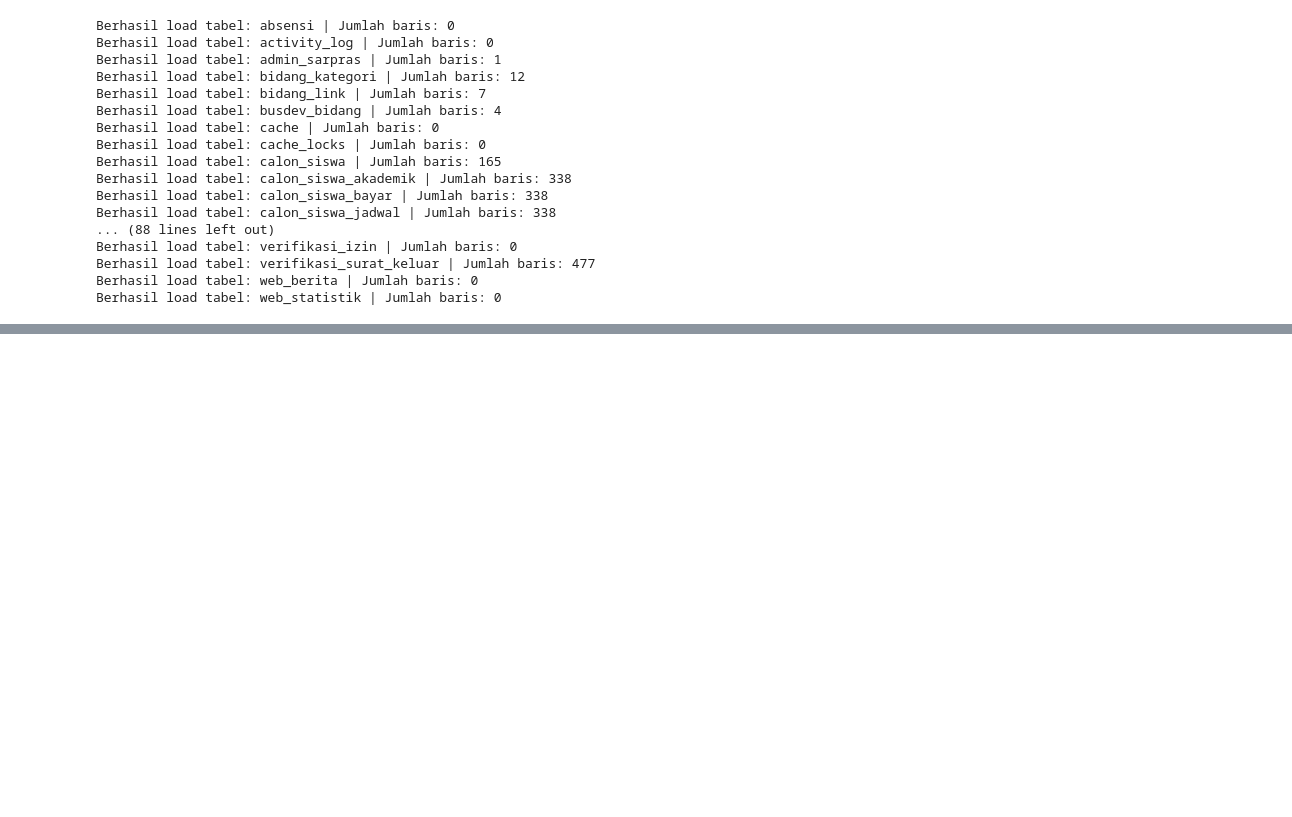
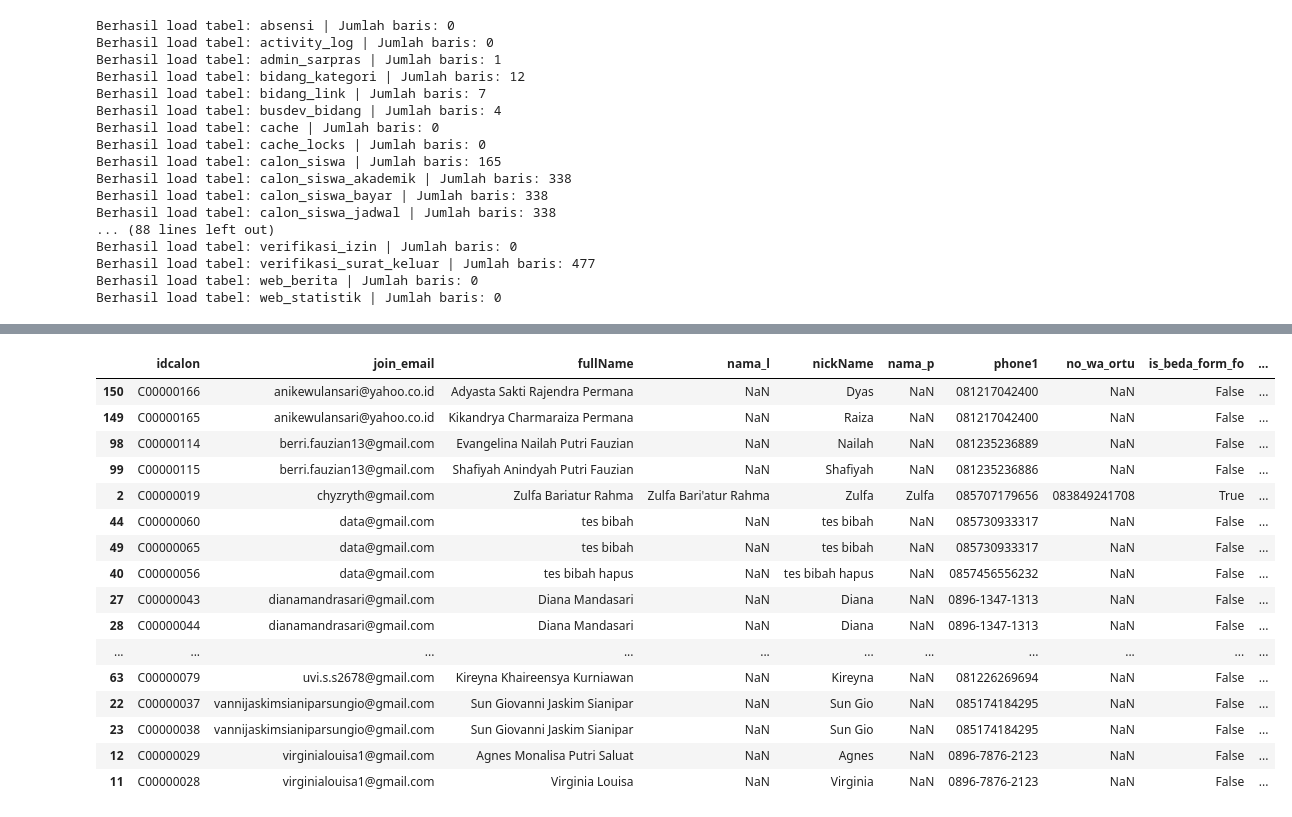
Before and after one commit to umamhaniff/DB_Migration_Leap, a Jupyter notebook: fase_3/script_cimut copy.ipynb, the cells around one changed output, grey strips where cells are left out. Drawn from its saved outputs; the diff is of its cells as text; code cells hidden in the pictures; blank space fills up the shorter version.

```diff
--- a/fase_3/script_cimut copy.ipynb
+++ b/fase_3/script_cimut copy.ipynb
@@ -1144,0 +442,71 @@ print("✓ Berhasil mengamankan backup data ke berkas 'df_new_kontak_prospek.pkl
+# %%
+import pandas as pd
+import numpy as np
+
+print("=================================================================")
+print(" 🚀 RADAR PENDETEKSI DUPLIKAT & KASUS KAKAK-ADIK (1 EMAIL) 🚀 ")
+print("=================================================================")
+
+# Gunakan copy dari table 3
+df_cek = table_3_left_join.copy()
+
+# ===============================================================================
+# 1. STANDARISASI TEKS (Sapu Bersih Spasi & Huruf Besar)
+# ===============================================================================
+def bersihkan_teks(kolom):
+    # Ubah jadi string -> huruf kecil -> hapus spasi ujung -> ganti 'nan'/'none' jadi Kosong
+    return df_cek[kolom].astype(str).str.lower().str.strip().replace(['nan', 'none', ''], np.nan)
+
+df_cek['cek_fullname'] = bersihkan_teks('fullName')
+df_cek['cek_nama_l'] = bersihkan_teks('nama_l')
+df_cek['cek_email'] = bersihkan_teks('join_email')
+
+# ===============================================================================
+# 2. RADAR DETEKSI ANOMALI
+# ===============================================================================
+
+# 🚩 DETEKSI 1: Beda Nama Form vs FO di Email yang Sama (Kasus Kakak-Adik / Typo)
+# Syarat: Keduanya punya isi (tidak NaN), tapi teksnya berbeda
+df_cek['is_beda_form_fo'] = np.where(
+    df_cek['cek_fullname'].notna() &
+    df_cek['cek_nama_l'].notna() &
+    (df_cek['cek_fullname'] != df_cek['cek_nama_l']),
+    True, False
+)
+
+# 🚩 DETEKSI 2: Satu Email Dipakai Banyak Nama (Akun Keroyokan / Sibling)
+# Menghitung ada berapa 'fullName' unik di dalam 1 email
+email_nama_unik = df_cek.groupby('cek_email')['cek_fullname'].transform('nunique')
+df_cek['is_email_keroyokan'] = np.where(email_nama_unik > 1, True, False)
+
+# 🚩 DETEKSI 3: Duplikat Murni (Double Submit)
+# Nama dan Email sama persis, tapi muncul lebih dari 1 kali
+df_cek['is_duplikat_murni'] = df_cek.duplicated(subset=['cek_fullname', 'cek_email'], keep=False)
+
+# ===============================================================================
+# 3. FILTER DAN TAMPILKAN HASILNYA
+# ===============================================================================
+
+# Ambil baris yang menyala di salah satu radar di atas
+data_mencurigakan = df_cek[
+    df_cek['is_beda_form_fo'] |
+    df_cek['is_email_keroyokan'] |
+    df_cek['is_duplikat_murni']
+].copy()
+
+# Sortir berdasarkan email agar keluarga/duplikat berjejer berdekatan
+data_mencurigakan = data_mencurigakan.sort_values(by=['cek_email', 'cek_fullname'])
+
+# Pilih kolom-kolom krusial untuk dipelototi
+kolom_investigasi = [
+    'idcalon', 'join_email',
+    'fullName', 'nama_l',  # Bandingkan Nama Lengkap
+    'nickName', 'nama_p',  # Bandingkan Nama Panggilan
+    'phone1', 'no_wa_ortu',# Bandingkan Nomor HP
+    'is_beda_form_fo', 'is_email_keroyokan', 'is_duplikat_murni'
+]
+
+print(f"🚨 Radar menemukan {len(data_mencurigakan)} baris yang mencurigakan!")
+print("Silakan geser ke kanan untuk melihat status radarnya (True/False).")
+display(data_mencurigakan[kolom_investigasi])
+# %% [output]
@@ -1144,0 +518,17 @@ print("✓ Berhasil mengamankan backup data ke berkas 'df_new_kontak_prospek.pkl
+|  | idcalon | join_email | fullName | nama_l | nickName | nama_p | phone1 | no_wa_ortu | is_beda_form_fo | ... |
+| 150 | C00000166 | anikewulansari@yahoo.co.id | Adyasta Sakti Rajendra Permana | NaN | Dyas | NaN | 081217042400 | NaN | False | ... |
+| 149 | C00000165 | anikewulansari@yahoo.co.id | Kikandrya Charmaraiza Permana | NaN | Raiza | NaN | 081217042400 | NaN | False | ... |
+| 98 | C00000114 | berri.fauzian13@gmail.com | Evangelina Nailah Putri Fauzian | NaN | Nailah | NaN | 081235236889 | NaN | False | ... |
+| 99 | C00000115 | berri.fauzian13@gmail.com | Shafiyah Anindyah Putri Fauzian | NaN | Shafiyah | NaN | 081235236886 | NaN | False | ... |
+| 2 | C00000019 | chyzryth@gmail.com | Zulfa Bariatur Rahma | Zulfa Bari'atur Rahma | Zulfa | Zulfa | 085707179656 | 083849241708 | True | ... |
+| 44 | C00000060 | data@gmail.com | tes bibah | NaN | tes bibah | NaN | 085730933317 | NaN | False | ... |
+| 49 | C00000065 | data@gmail.com | tes bibah | NaN | tes bibah | NaN | 085730933317 | NaN | False | ... |
+| 40 | C00000056 | data@gmail.com | tes bibah hapus | NaN | tes bibah hapus | NaN | 0857456556232 | NaN | False | ... |
+| 27 | C00000043 | dianamandrasari@gmail.com | Diana Mandasari | NaN | Diana | NaN | 0896-1347-1313 | NaN | False | ... |
+| 28 | C00000044 | dianamandrasari@gmail.com | Diana Mandasari | NaN | Diana | NaN | 0896-1347-1313 | NaN | False | ... |
+| ... | ... | ... | ... | ... | ... | ... | ... | ... | ... | ... |
+| 63 | C00000079 | uvi.s.s2678@gmail.com | Kireyna Khaireensya Kurniawan | NaN | Kireyna | NaN | 081226269694 | NaN | False | ... |
+| 22 | C00000037 | vannijaskimsianiparsungio@gmail.com | Sun Giovanni Jaskim Sianipar | NaN | Sun Gio | NaN | 085174184295 | NaN | False | ... |
+| 23 | C00000038 | vannijaskimsianiparsungio@gmail.com | Sun Giovanni Jaskim Sianipar | NaN | Sun Gio | NaN | 085174184295 | NaN | False | ... |
+| 12 | C00000029 | virginialouisa1@gmail.com | Agnes Monalisa Putri Saluat | NaN | Agnes | NaN | 0896-7876-2123 | NaN | False | ... |
+| 11 | C00000028 | virginialouisa1@gmail.com | Virginia Louisa | NaN | Virginia | NaN | 0896-7876-2123 | NaN | False | ... |
```
Also changed, not shown: parts of 67 cells of this notebook, 12 other files.
